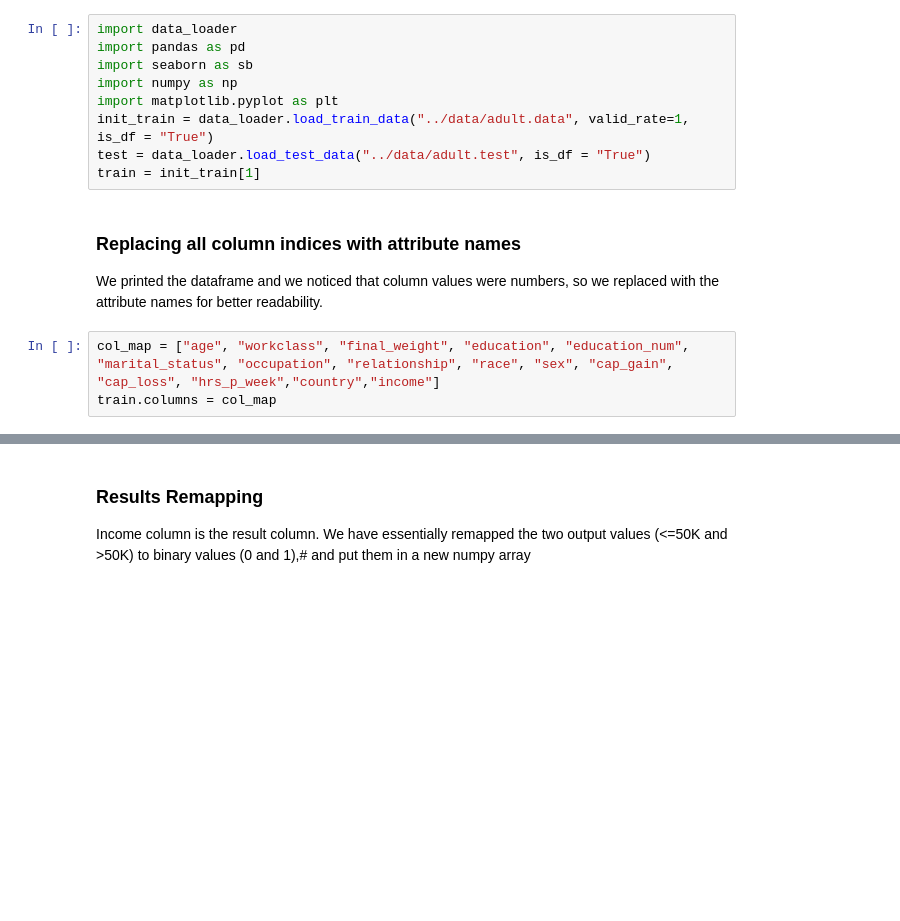
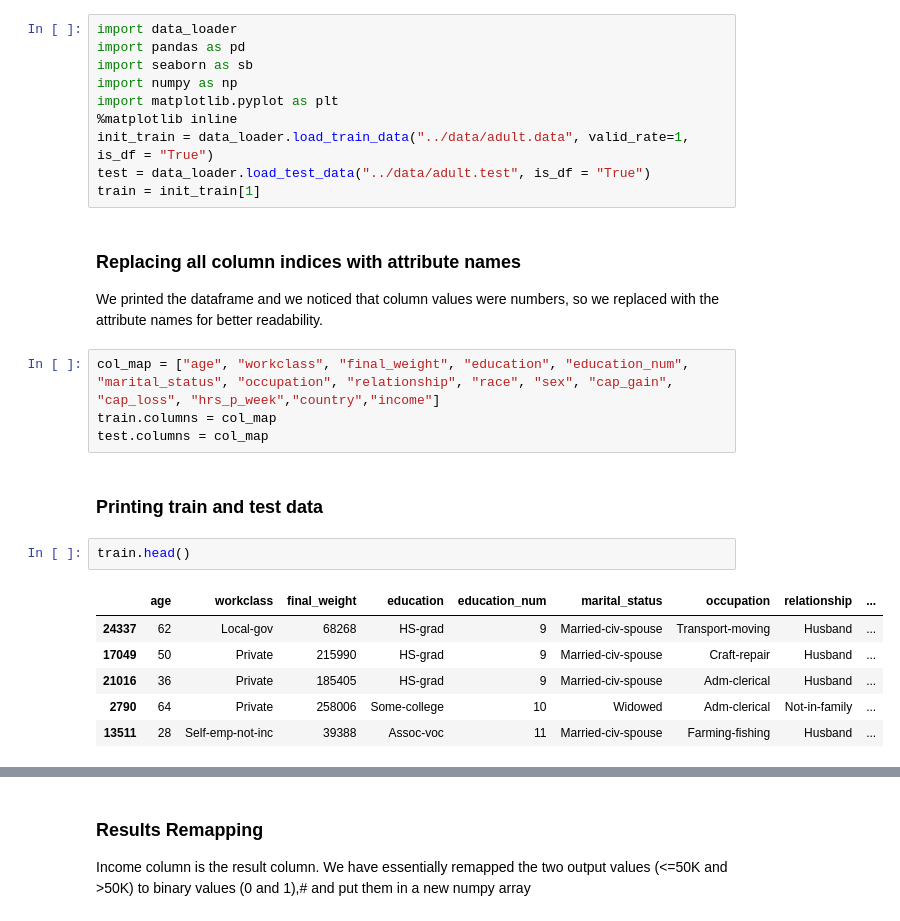
Before and after one commit to arv1ndh/ml_project, a Jupyter notebook: code/project_contents.ipynb, the cells around one changed output, grey strips where cells are left out. Drawn from its saved outputs; the diff is of its cells as text; blank space fills up the shorter version.

```diff
--- a/code/project_contents.ipynb
+++ b/code/project_contents.ipynb
@@ -4,6 +4,7 @@ import pandas as pd
 import seaborn as sb
 import numpy as np
 import matplotlib.pyplot as plt
+%matplotlib inline
 init_train = data_loader.load_train_data("../data/adult.data", valid_rate=1, is_df = "True")
 test = data_loader.load_test_data("../data/adult.test", is_df = "True")
 train = init_train[1]
@@ -14,3 +15,15 @@ We printed the dataframe and we noticed that column values were numbers, so we r
 # %%
 col_map = ["age", "workclass", "final_weight", "education", "education_num", "marital_status", "occupation", "relationship", "race", "sex", "cap_gain", "cap_loss", "hrs_p_week","country","income"]
 train.columns = col_map
+test.columns = col_map
+# %% [markdown]
+### Printing train and test data
+# %%
+train.head()
+# %% [output]
+|  | age | workclass | final_weight | education | education_num | marital_status | occupation | relationship | ... |
+| 24337 | 62 | Local-gov | 68268 | HS-grad | 9 | Married-civ-spouse | Transport-moving | Husband | ... |
+| 17049 | 50 | Private | 215990 | HS-grad | 9 | Married-civ-spouse | Craft-repair | Husband | ... |
+| 21016 | 36 | Private | 185405 | HS-grad | 9 | Married-civ-spouse | Adm-clerical | Husband | ... |
+| 2790 | 64 | Private | 258006 | Some-college | 10 | Widowed | Adm-clerical | Not-in-family | ... |
+| 13511 | 28 | Self-emp-not-inc | 39388 | Assoc-voc | 11 | Married-civ-spouse | Farming-fishing | Husband | ... |
```
Also changed, not shown: parts of 45 cells of this notebook.
